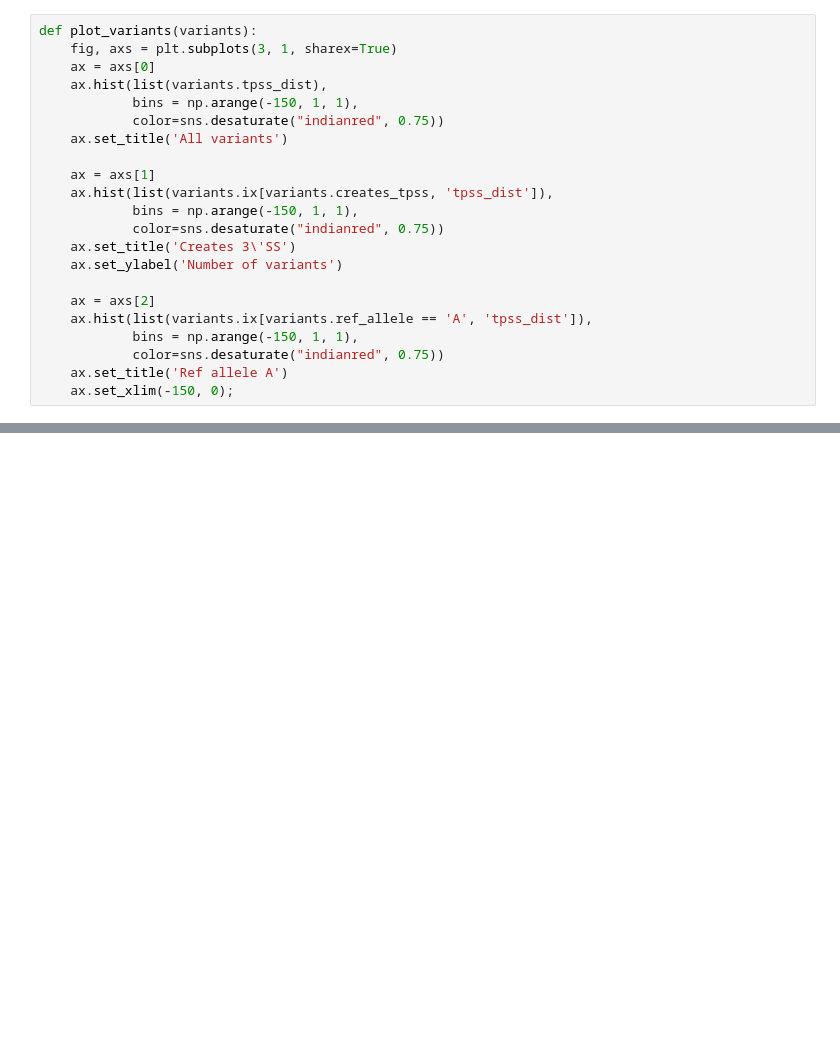
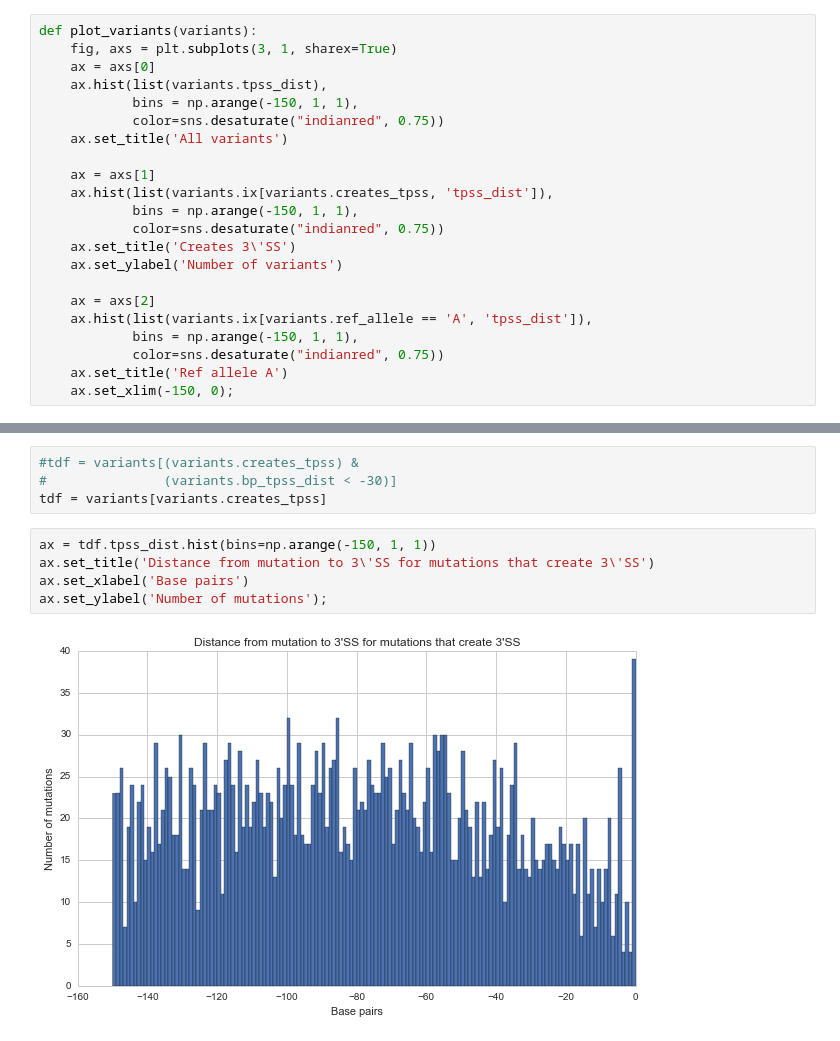
Before and after one commit to cdeboever3/pptmut, a Jupyter notebook: notebooks/Variant Analysis.ipynb, the cells around one changed output, grey strips where cells are left out. Drawn from its saved outputs; the diff is of its cells as text; blank space fills up the shorter version.

```diff
--- a/notebooks/Variant Analysis.ipynb
+++ b/notebooks/Variant Analysis.ipynb
@@ -335,0 +305,11 @@ tdf[tdf.bp_dist == -1][['ref_allele', 'alt_allele', 'context',
+# %%
+#tdf = variants[(variants.creates_tpss) &
+#               (variants.bp_tpss_dist < -30)]
+tdf = variants[variants.creates_tpss]
+# %%
+ax = tdf.tpss_dist.hist(bins=np.arange(-150, 1, 1))
+ax.set_title('Distance from mutation to 3\'SS for mutations that create 3\'SS')
+ax.set_xlabel('Base pairs')
+ax.set_ylabel('Number of mutations');
+# %% [output]
+[figure, added]
```
Also changed, not shown: parts of 34 cells of this notebook, 1 other file.
